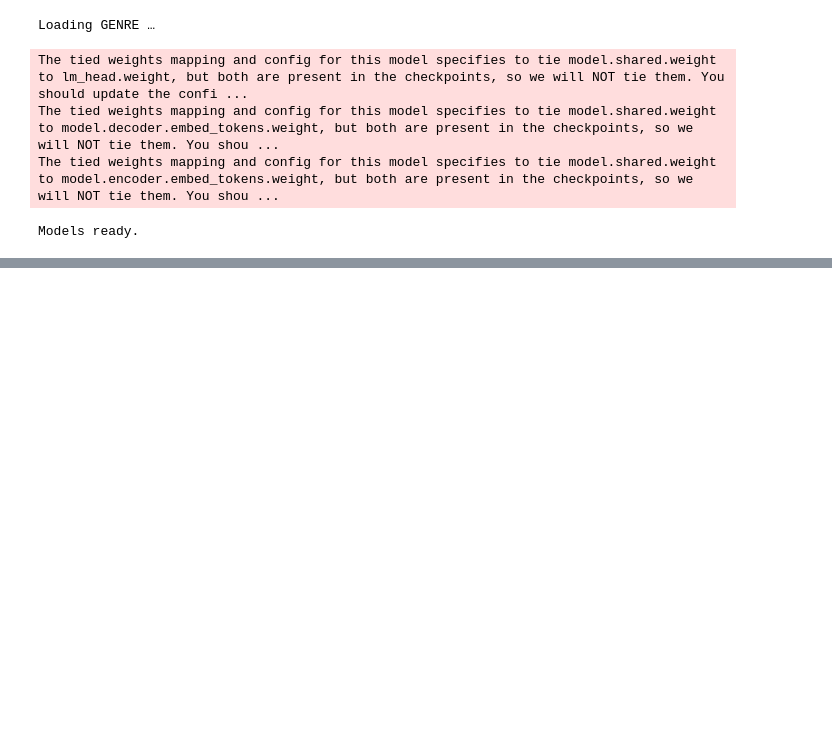
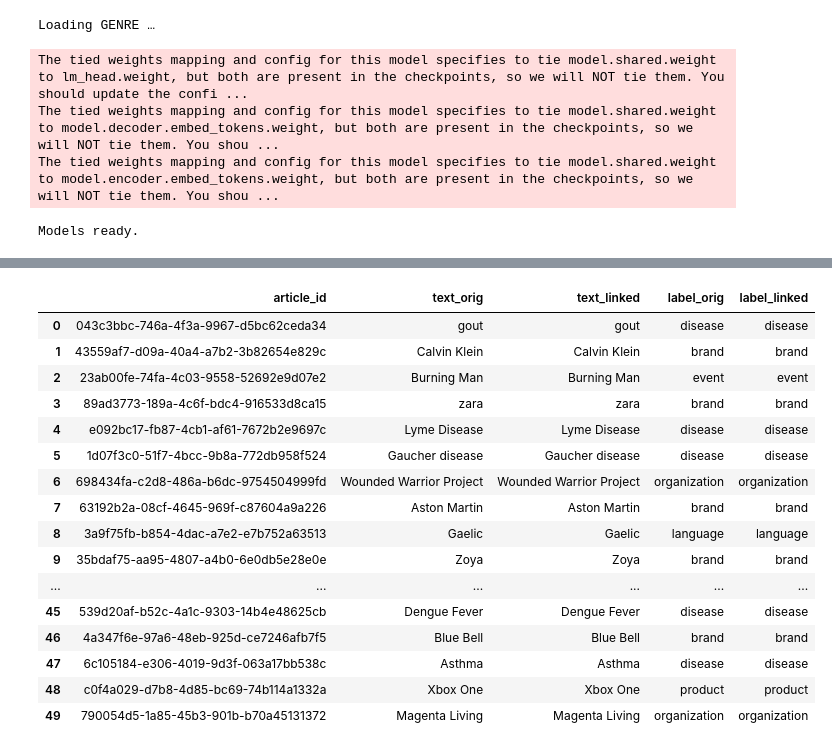
Before and after one commit to punreachrany/cmput656-long-tail-entities-news, a Jupyter notebook: KG Project.ipynb, the cells around one changed output, grey strips where cells are left out. Cells and saved outputs as stored; diff of their text form; code cells hidden in the pictures; blank space fills up the shorter version.

```diff
--- a/KG Project.ipynb
+++ b/KG Project.ipynb
@@ -12,13 +15,20 @@ from tqdm.notebook import tqdm
 DATASET_PATH   = "sample-1M.jsonl"
 NER_OUT_PATH   = "ner_results.jsonl"        # one JSON line per article
 PROGRESS_PATH  = "ner_progress.json"        # set of completed article IDs
-EL_OUT_PATH    = "entity_linking_results.jsonl"
+CSV_OUT_PATH = "ner_results.csv"
+
+# ── Section 0 config: add EL tracking paths ───────────────────────────────────
+EL_OUT_PATH       = "entity_linking_results.jsonl"
+EL_PROGRESS_PATH  = "el_progress.json"   # tracks which norm_text+label pairs are done
+EL_CSV_PATH       = "entity_linking_results.csv"
 
 # ── GLiNER labels ────────────────────────────────────────────────────────────
 LABELS = [
     "person", "norp", "facility", "organization", "gpe", "location",
     "product", "event", "work_of_art", "law", "language",
     "date", "time", "percent", "money", "quantity", "ordinal", "cardinal",
+
+
     "religion", "political_party", "nationality", "ethnic_group",
     "title", "award", "disease", "chemical", "weapon",
     "vehicle", "currency", "brand"
@@ -26,9 +36,10 @@ LABELS = [
 
 # ── Chunking ─────────────────────────────────────────────────────────────────
 # GLiNER ~380 subword tokens ≈ ~280 words safely
-# ── Section 0 config: replace word-based constants with token-based ones ──────
-GLINER_MAX_TOKENS   = 380   # hard ceiling GLiNER accepts (384 minus a little margin)
-GLINER_STRIDE_TOKENS = 60   # overlap in tokens so boundary entities aren't missed
+# ── Section 0 config update ───────────────────────────────────────────────────
+GLINER_MAX_TOKENS    = 380   # lowered from 380 to absorb GLiNER's internal specials
+GLINER_STRIDE_TOKENS = 60
+WARNINGS_PATH        = "ner_warnings.json"   # NEW: articles that triggered truncation
 
 GLINER_THRESHOLD  = 0.4   # entity confidence threshold
 # %%
@@ -402,0 +539,30 @@ print(entity_df_linked["label"].value_counts().head(15).to_string())
+# %%
+merged_df = pd.merge(
+    entity_df,
+    el_df,
+    on="article_id",
+    how="inner",
+    suffixes=("_orig", "_linked")
+)
+
+# merged_df[["article_id", "text_orig", "text_linked", "label_orig", "label_linked"]].head(50)
+# %%
+merged_df[["article_id", "text_orig", "text_linked", "label_orig", "label_linked"]].head(50)
+# %% [output]
+|  | article_id | text_orig | text_linked | label_orig | label_linked |
+| 0 | 043c3bbc-746a-4f3a-9967-d5bc62ceda34 | gout | gout | disease | disease |
+| 1 | 43559af7-d09a-40a4-a7b2-3b82654e829c | Calvin Klein | Calvin Klein | brand | brand |
+| 2 | 23ab00fe-74fa-4c03-9558-52692e9d07e2 | Burning Man | Burning Man | event | event |
+| 3 | 89ad3773-189a-4c6f-bdc4-916533d8ca15 | zara | zara | brand | brand |
+| 4 | e092bc17-fb87-4cb1-af61-7672b2e9697c | Lyme Disease | Lyme Disease | disease | disease |
+| 5 | 1d07f3c0-51f7-4bcc-9b8a-772db958f524 | Gaucher disease | Gaucher disease | disease | disease |
+| 6 | 698434fa-c2d8-486a-b6dc-9754504999fd | Wounded Warrior Project | Wounded Warrior Project | organization | organization |
+| 7 | 63192b2a-08cf-4645-969f-c87604a9a226 | Aston Martin | Aston Martin | brand | brand |
+| 8 | 3a9f75fb-b854-4dac-a7e2-e7b752a63513 | Gaelic | Gaelic | language | language |
+| 9 | 35bdaf75-aa95-4807-a4b0-6e0db5e28e0e | Zoya | Zoya | brand | brand |
+| ... | ... | ... | ... | ... | ... |
+| 45 | 539d20af-b52c-4a1c-9303-14b4e48625cb | Dengue Fever | Dengue Fever | disease | disease |
+| 46 | 4a347f6e-97a6-48eb-925d-ce7246afb7f5 | Blue Bell | Blue Bell | brand | brand |
+| 47 | 6c105184-e306-4019-9d3f-063a17bb538c | Asthma | Asthma | disease | disease |
+| 48 | c0f4a029-d7b8-4d85-bc69-74b114a1332a | Xbox One | Xbox One | product | product |
+| 49 | 790054d5-1a85-45b3-901b-b70a45131372 | Magenta Living | Magenta Living | organization | organization |
```
Also changed, not shown: parts of 9 cells of this notebook.
